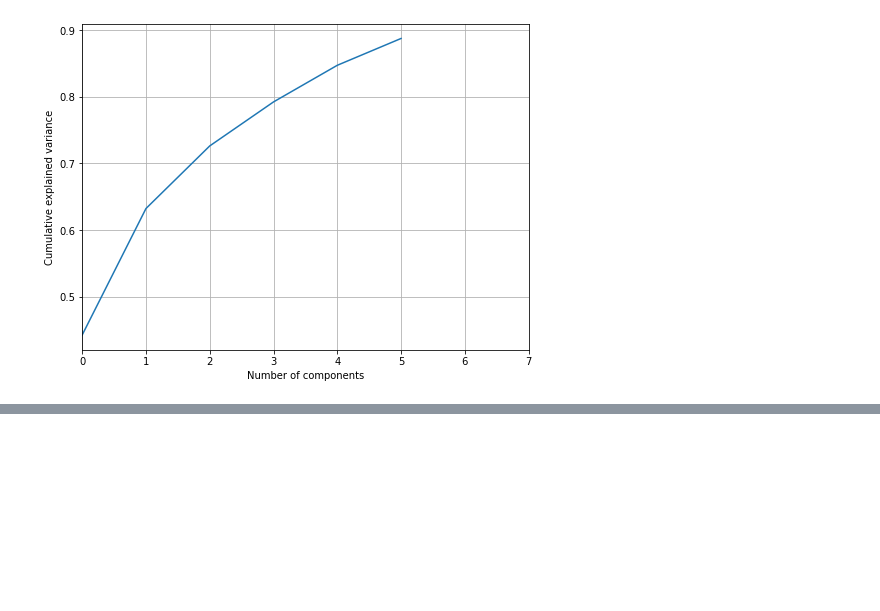
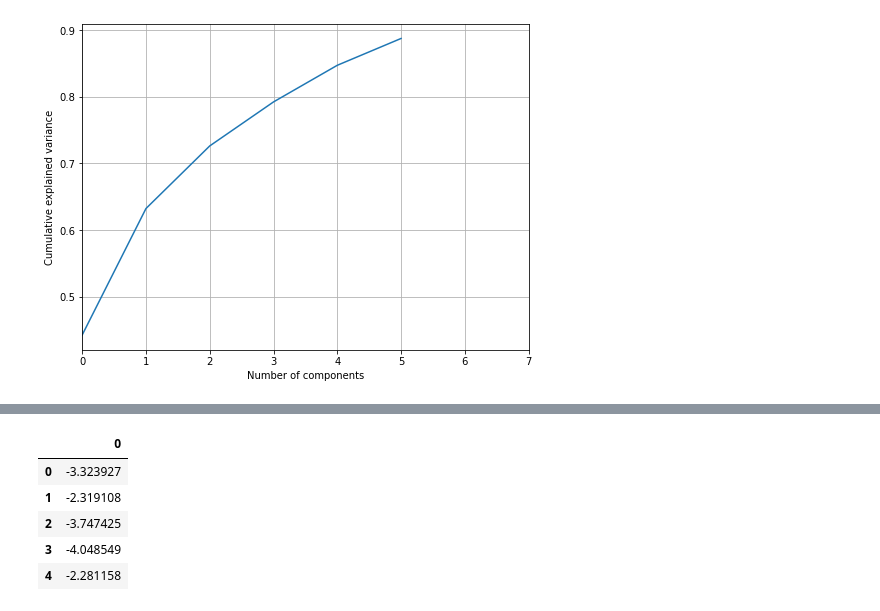
Before and after one commit to ejaz22/data_science, a Jupyter notebook: pca_lda.ipynb, the cells around one changed output, grey strips where cells are left out. Cells and saved outputs as stored; diff of their text form; code cells hidden in the pictures; blank space fills up the shorter version.

```diff
--- a/PCA.ipynb
+++ b/pca_lda.ipynb
@@ -62 +64,3 @@ PCA requires scaling/normalization of the data to work properly
+# %%
+y = cancer.target
 # %%
@@ -150,0 +138,5 @@ Text(0, 0.5, 'Cumulative explained variance')
+# %%
+# fit lDA
+from sklearn.discriminant_analysis import LinearDiscriminantAnalysis
+lda = LinearDiscriminantAnalysis(n_components=2)
+X_lda = lda.fit_transform(scaled_data, y)
@@ -150,0 +149,11 @@ Text(0, 0.5, 'Cumulative explained variance')
+# %%
+data=pd.DataFrame(X_lda)
+
+data.head()
+# %% [output]
+|  | 0 |
+| 0 | -3.323927 |
+| 1 | -2.319108 |
+| 2 | -3.747425 |
+| 3 | -4.048549 |
+| 4 | -2.281158 |
```
Also changed, not shown: parts of 14 cells of this notebook.
